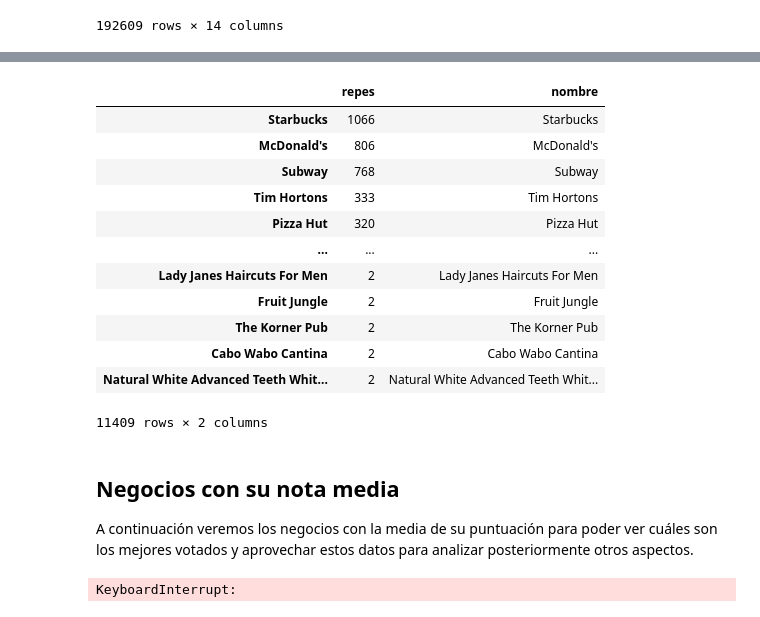
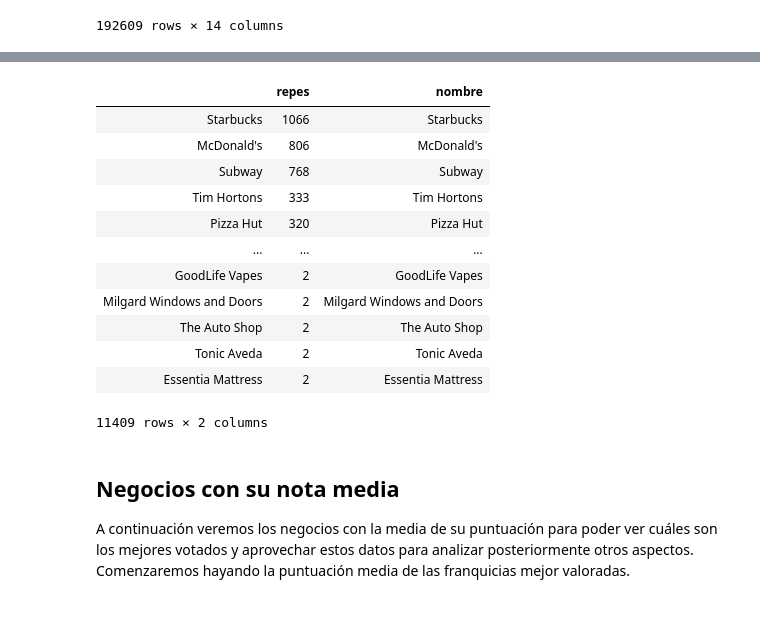
Before and after one commit to pablobp1998/Desafio-Final-AD, a Jupyter notebook: datos_negocios.ipynb, the cells around one changed output, grey strips where cells are left out. Saved outputs shown, nothing was run; the diff lists cells and outputs as text; code cells hidden in the pictures.

```diff
--- a/datos_negocios.ipynb
+++ b/datos_negocios.ipynb
@@ -20,5 +28,6 @@ df
 # %%
-df1 = pd.DataFrame(df['nombre'])
-df1 = pd.DataFrame(df1.groupby(df1.columns.tolist(),as_index=False).size().sort_values(ascending = False),  columns=['repeticiones'])
+df1 = pd.DataFrame()
+df1['repes'] = df['nombre'].value_counts()
+df1['nombre'] = df1.index
 df1
 # %% [output]
@@ -58,36 +50,20 @@ prueba
 # %%
-franquicias = prueba[prueba['repes'] > 1]
+franquicias = df1[df1['repes'] > 1]
 franquicias
 # %% [output]
 |  | repes | nombre |
 | Starbucks | 1066 | Starbucks |
 | McDonald's | 806 | McDonald's |
 | Subway | 768 | Subway |
 | Tim Hortons | 333 | Tim Hortons |
 | Pizza Hut | 320 | Pizza Hut |
 | ... | ... | ... |
-| Lady Janes Haircuts For Men | 2 | Lady Janes Haircuts For Men |
-| Fruit Jungle | 2 | Fruit Jungle |
-| The Korner Pub | 2 | The Korner Pub |
-| Cabo Wabo Cantina | 2 | Cabo Wabo Cantina |
-| Natural White Advanced Teeth Whit... | 2 | Natural White Advanced Teeth Whit... |
+| GoodLife Vapes | 2 | GoodLife Vapes |
+| Milgard Windows and Doors | 2 | Milgard Windows and Doors |
+| The Auto Shop | 2 | The Auto Shop |
+| Tonic Aveda | 2 | Tonic Aveda |
+| Essentia Mattress | 2 | Essentia Mattress |
 11409 rows × 2 columns
 # %% [markdown]
 ## Negocios con su nota media
-A continuación veremos los negocios con la media de su puntuación para poder ver cuáles son los mejores votados y aprovechar estos datos para analizar posteriormente otros aspectos.
+A continuación veremos los negocios con la media de su puntuación para poder ver cuáles son los mejores votados y aprovechar estos datos para analizar posteriormente otros aspectos. Comenzaremos hayando la puntuación media de las franquicias mejor valoradas.
-# %%
-df2 = pd.DataFrame(df[['nombre','puntuacion']])
-suma = []
-num_negocios = []
-for i in range(len(prueba['nombre'])):
-    suma.append(0)
-    num_negocios.append(0)
-    for j in range (len(df2['nombre'])):
-        if prueba['nombre'].iloc[i] == df2['nombre'].iloc[j]:
-            suma[i] += df2['puntuacion'].iloc[j]
-            num_negocios[i] += 1;
-
-print (suma)
-print (negocios)
-# %% [output]
-KeyboardInterrupt:
```
Also changed, not shown: parts of 20 cells of this notebook.
